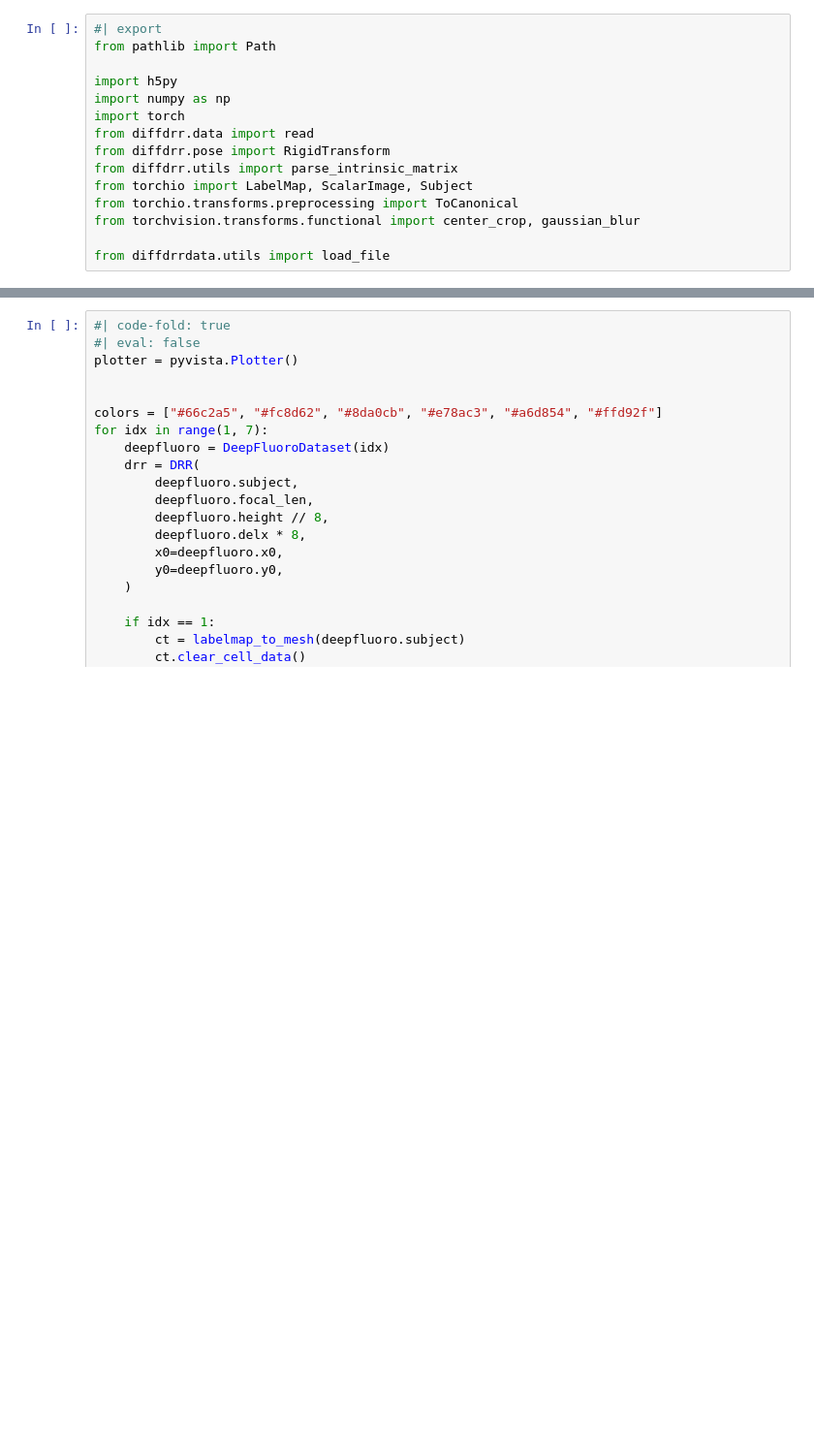
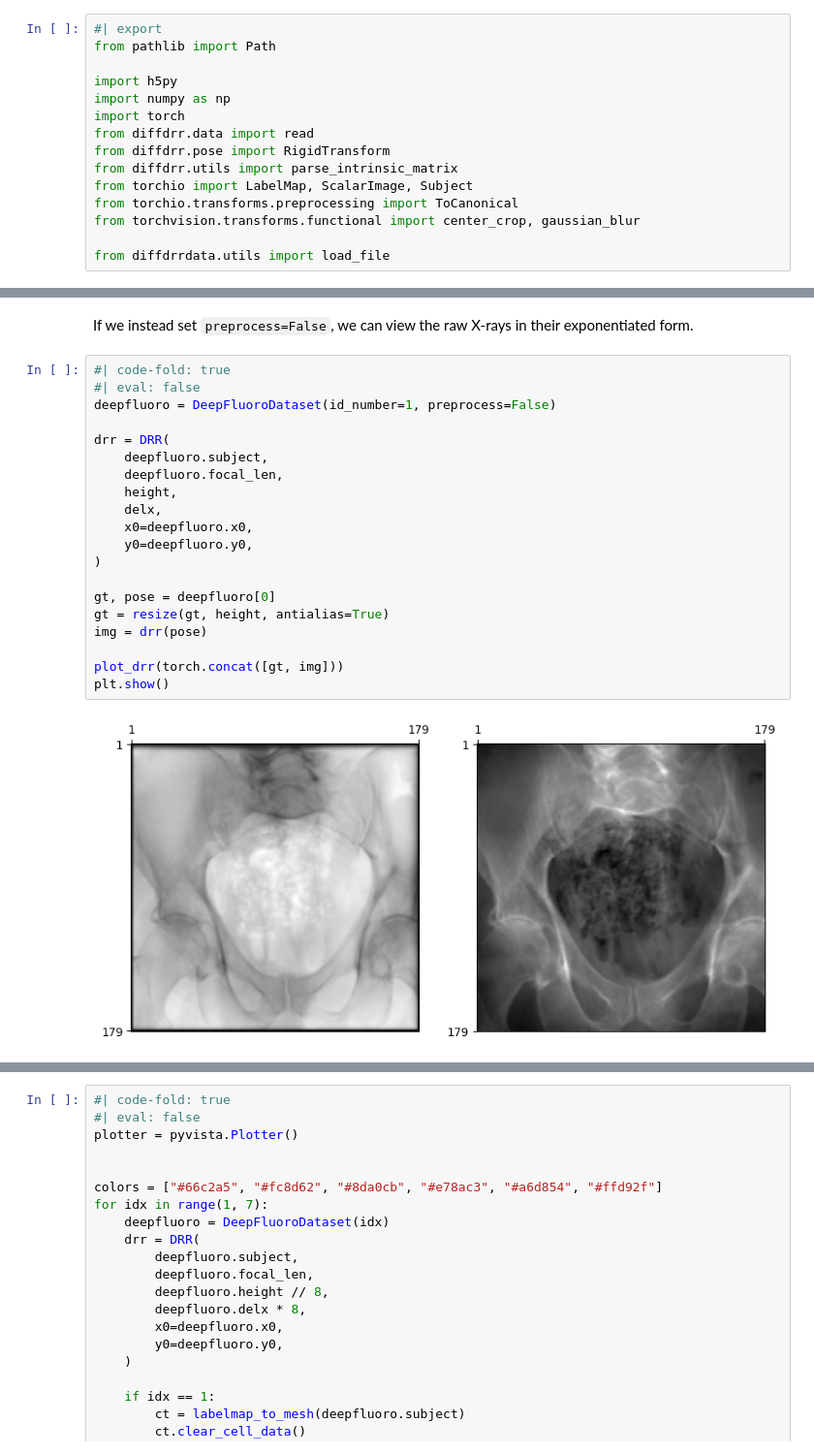
Before and after one commit to eigenvivek/DiffDRR-Datasets, a Jupyter notebook: notebooks/00_deepfluoro.ipynb, the cells around one changed output, grey strips where cells are left out. Shown at 97% size. Cells and saved outputs as stored; diff of their text form; blank space fills up the shorter version.

```diff
--- a/notebooks/00_deepfluoro.ipynb
+++ b/notebooks/00_deepfluoro.ipynb
@@ -270,0 +322,24 @@ Below, we show
+# %% [markdown]
+If we instead set `preprocess=False`, we can view the raw X-rays in their exponentiated form.
+# %%
+#| code-fold: true
+#| eval: false
+deepfluoro = DeepFluoroDataset(id_number=1, preprocess=False)
+
+drr = DRR(
+    deepfluoro.subject,
+    deepfluoro.focal_len,
+    height,
+    delx,
+    x0=deepfluoro.x0,
+    y0=deepfluoro.y0,
+)
+
+gt, pose = deepfluoro[0]
+gt = resize(gt, height, antialias=True)
+img = drr(pose)
+
+plot_drr(torch.concat([gt, img]))
+plt.show()
+# %% [output]
+[figure, added]
```
Also changed, not shown: parts of 16 cells of this notebook, 1 other file.
